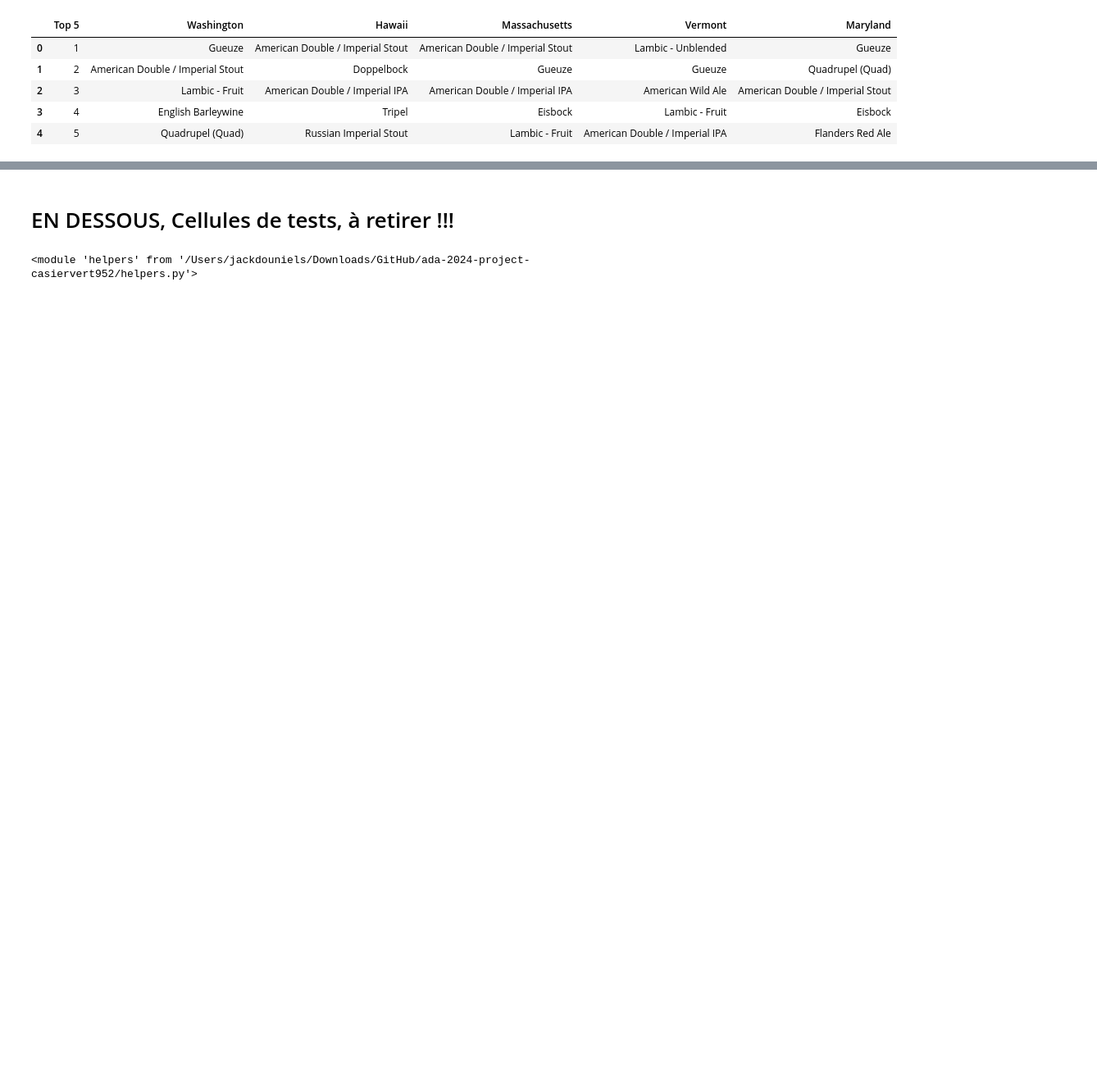
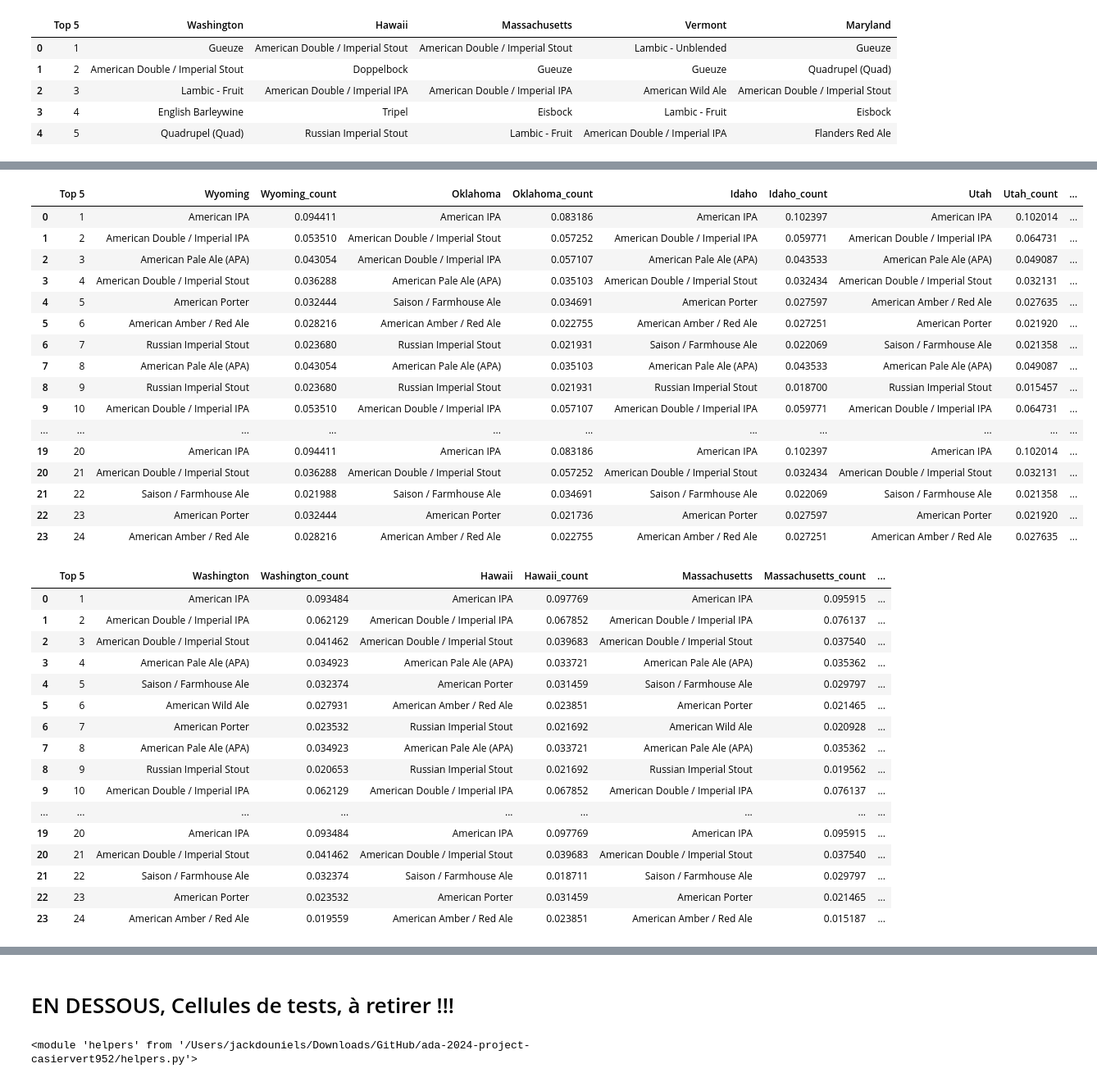
Before and after one commit to epfl-ada/ada-2024-project-casiervert952, a Jupyter notebook: analysis.ipynb, the cells around one changed output, grey strips where cells are left out. Shown at 82% size. Cells and saved outputs as stored; diff of their text form; code cells hidden in the pictures; blank space fills up the shorter version.

```diff
--- a/analysis.ipynb
+++ b/analysis.ipynb
@@ -1044,0 +967,72 @@ top10_alabama
+# %%
+# democrats States
+
+pd_top_democrat_count = pd.DataFrame({
+    'Top 5':np.arange(1,25)
+})
+for state in top5_democrat:
+    BA_state = BA_usa.copy()[BA_usa['user_state']==str(state)]
+    top_state_count = BA_state[['beer_name','beer_style','breweries_location','rating']].groupby(['beer_style']).agg({'rating': 'count'}).sort_values('rating',ascending=False)
+
+    top_state_count = pd.concat([top_state_count.head(7), top_state_count.loc[styles]])
+    #add beer styles
+    pd_top_democrat_count[state] = top_state_count.index
+    pd_top_democrat_count[state+'_count'] = top_state_count['rating'].values #add ratings of beer_styles
+
+
+# Republican States
+
+pd_top_republican_count = pd.DataFrame({
+    'Top 5':np.arange(1,25)
+})
+for state in top5_republican:
+    BA_state = BA_usa.copy()[BA_usa['user_state']==str(state)]
+
+    top_state_count = BA_state[['beer_name','beer_style','breweries_location','rating']].groupby(['beer_style']).agg({'rating': 'count'}).sort_values('rating',ascending=False)
+    top_state_count = pd.concat([top_state_count.head(7), top_state_count.loc[styles]])
+    #add beer styles
+    pd_top_republican_count[state] = top_state_count.index
+    pd_top_republican_count[state+'_count'] = top_state_count['rating'].values
+# %%
+#percentage of pop because imbalance in data
+for state in top5_republican:
+    pd_top_republican_count[state+'_count'] = pd_top_republican_count[state+'_count']/pd_top_republican_count[state+'_count'].sum()
+for state in top5_democrat:
+    pd_top_democrat_count[state+'_count'] = pd_top_democrat_count[state+'_count']/pd_top_democrat_count[state+'_count'].sum()
+display(pd_top_republican_count)
+display(pd_top_democrat_count)
+# %% [output]
+|  | Top 5 | Wyoming | Wyoming_count | Oklahoma | Oklahoma_count | Idaho | Idaho_count | Utah | Utah_count | ... |
+| 0 | 1 | American IPA | 0.094411 | American IPA | 0.083186 | American IPA | 0.102397 | American IPA | 0.102014 | ... |
+| 1 | 2 | American Double / Imperial IPA | 0.053510 | American Double / Imperial Stout | 0.057252 | American Double / Imperial IPA | 0.059771 | American Double / Imperial IPA | 0.064731 | ... |
+| 2 | 3 | American Pale Ale (APA) | 0.043054 | American Double / Imperial IPA | 0.057107 | American Pale Ale (APA) | 0.043533 | American Pale Ale (APA) | 0.049087 | ... |
+| 3 | 4 | American Double / Imperial Stout | 0.036288 | American Pale Ale (APA) | 0.035103 | American Double / Imperial Stout | 0.032434 | American Double / Imperial Stout | 0.032131 | ... |
+| 4 | 5 | American Porter | 0.032444 | Saison / Farmhouse Ale | 0.034691 | American Porter | 0.027597 | American Amber / Red Ale | 0.027635 | ... |
+| 5 | 6 | American Amber / Red Ale | 0.028216 | American Amber / Red Ale | 0.022755 | American Amber / Red Ale | 0.027251 | American Porter | 0.021920 | ... |
+| 6 | 7 | Russian Imperial Stout | 0.023680 | Russian Imperial Stout | 0.021931 | Saison / Farmhouse Ale | 0.022069 | Saison / Farmhouse Ale | 0.021358 | ... |
+| 7 | 8 | American Pale Ale (APA) | 0.043054 | American Pale Ale (APA) | 0.035103 | American Pale Ale (APA) | 0.043533 | American Pale Ale (APA) | 0.049087 | ... |
+| 8 | 9 | Russian Imperial Stout | 0.023680 | Russian Imperial Stout | 0.021931 | Russian Imperial Stout | 0.018700 | Russian Imperial Stout | 0.015457 | ... |
+| 9 | 10 | American Double / Imperial IPA | 0.053510 | American Double / Imperial IPA | 0.057107 | American Double / Imperial IPA | 0.059771 | American Double / Imperial IPA | 0.064731 | ... |
+| ... | ... | ... | ... | ... | ... | ... | ... | ... | ... | ... |
+| 19 | 20 | American IPA | 0.094411 | American IPA | 0.083186 | American IPA | 0.102397 | American IPA | 0.102014 | ... |
+| 20 | 21 | American Double / Imperial Stout | 0.036288 | American Double / Imperial Stout | 0.057252 | American Double / Imperial Stout | 0.032434 | American Double / Imperial Stout | 0.032131 | ... |
+| 21 | 22 | Saison / Farmhouse Ale | 0.021988 | Saison / Farmhouse Ale | 0.034691 | Saison / Farmhouse Ale | 0.022069 | Saison / Farmhouse Ale | 0.021358 | ... |
+| 22 | 23 | American Porter | 0.032444 | American Porter | 0.021736 | American Porter | 0.027597 | American Porter | 0.021920 | ... |
+| 23 | 24 | American Amber / Red Ale | 0.028216 | American Amber / Red Ale | 0.022755 | American Amber / Red Ale | 0.027251 | American Amber / Red Ale | 0.027635 | ... |
+|  | Top 5 | Washington | Washington_count | Hawaii | Hawaii_count | Massachusetts | Massachusetts_count | ... |
+| 0 | 1 | American IPA | 0.093484 | American IPA | 0.097769 | American IPA | 0.095915 | ... |
+| 1 | 2 | American Double / Imperial IPA | 0.062129 | American Double / Imperial IPA | 0.067852 | American Double / Imperial IPA | 0.076137 | ... |
+| 2 | 3 | American Double / Imperial Stout | 0.041462 | American Double / Imperial Stout | 0.039683 | American Double / Imperial Stout | 0.037540 | ... |
+| 3 | 4 | American Pale Ale (APA) | 0.034923 | American Pale Ale (APA) | 0.033721 | American Pale Ale (APA) | 0.035362 | ... |
+| 4 | 5 | Saison / Farmhouse Ale | 0.032374 | American Porter | 0.031459 | Saison / Farmhouse Ale | 0.029797 | ... |
+| 5 | 6 | American Wild Ale | 0.027931 | American Amber / Red Ale | 0.023851 | American Porter | 0.021465 | ... |
+| 6 | 7 | American Porter | 0.023532 | Russian Imperial Stout | 0.021692 | American Wild Ale | 0.020928 | ... |
+| 7 | 8 | American Pale Ale (APA) | 0.034923 | American Pale Ale (APA) | 0.033721 | American Pale Ale (APA) | 0.035362 | ... |
+| 8 | 9 | Russian Imperial Stout | 0.020653 | Russian Imperial Stout | 0.021692 | Russian Imperial Stout | 0.019562 | ... |
+| 9 | 10 | American Double / Imperial IPA | 0.062129 | American Double / Imperial IPA | 0.067852 | American Double / Imperial IPA | 0.076137 | ... |
+| ... | ... | ... | ... | ... | ... | ... | ... | ... |
+| 19 | 20 | American IPA | 0.093484 | American IPA | 0.097769 | American IPA | 0.095915 | ... |
+| 20 | 21 | American Double / Imperial Stout | 0.041462 | American Double / Imperial Stout | 0.039683 | American Double / Imperial Stout | 0.037540 | ... |
+| 21 | 22 | Saison / Farmhouse Ale | 0.032374 | Saison / Farmhouse Ale | 0.018711 | Saison / Farmhouse Ale | 0.029797 | ... |
+| 22 | 23 | American Porter | 0.023532 | American Porter | 0.031459 | American Porter | 0.021465 | ... |
+| 23 | 24 | American Amber / Red Ale | 0.019559 | American Amber / Red Ale | 0.023851 | American Amber / Red Ale | 0.015187 | ... |
```
Also changed, not shown: parts of 16 cells of this notebook.
